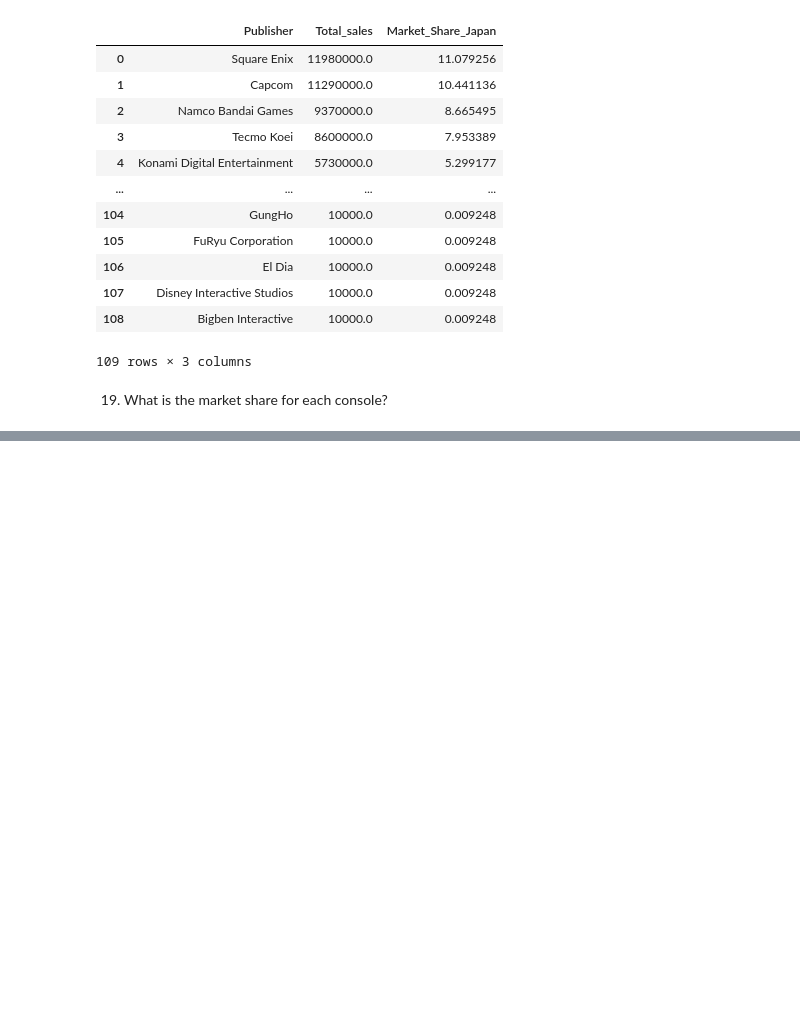
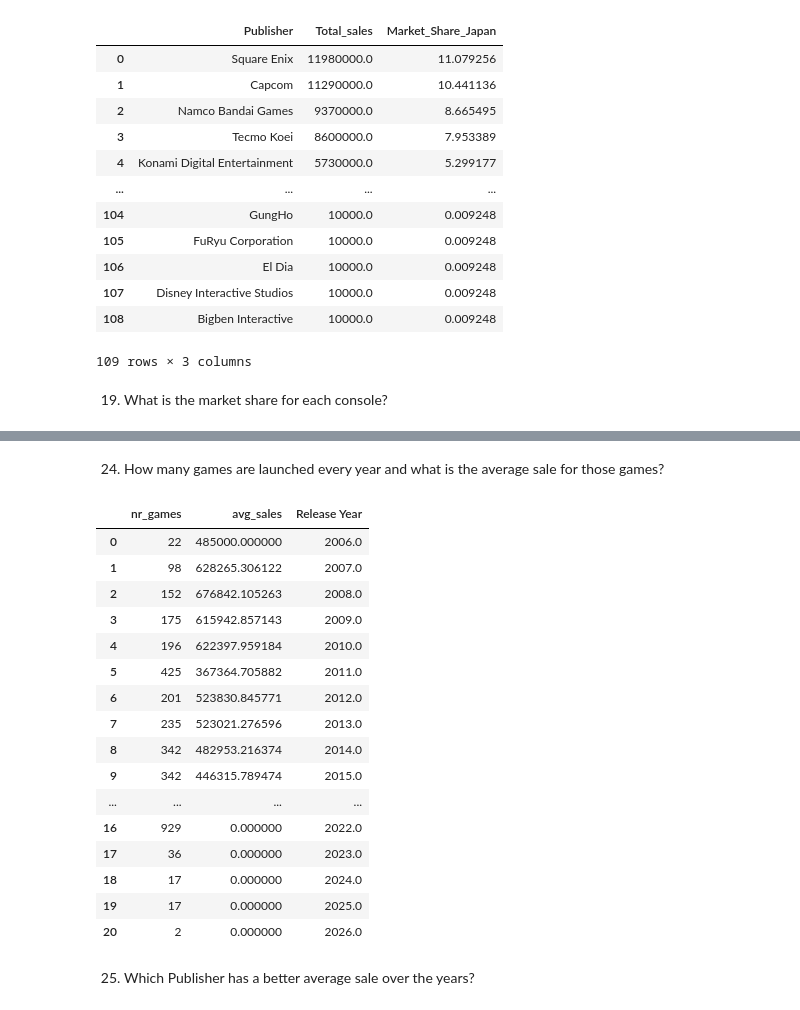
Before and after one commit to CalinP1/Playstation_work, a Jupyter notebook: PlayStation_Data_report.ipynb, the cells around one changed output, grey strips where cells are left out. Saved outputs shown, nothing was run; the diff lists cells and outputs as text; code cells hidden in the pictures; blank space fills up the shorter version.

```diff
--- a/PlayStation_Data_report.ipynb
+++ b/PlayStation_Data_report.ipynb
@@ -894,0 +1018,31 @@ pub_market_share_Japan
+# %% [markdown]
+24) How many games are launched every year and what is the average sale for those games?
+# %%
+query_game_sale_year = """
+    SELECT COUNT(*) as nr_games, AVG([Total Sales]) as avg_sales, [Release Year]
+    FROM PlayStation_Games
+    GROUP BY [Release Year]
+    ORDER BY [Release Year]
+"""
+game_sale_year = pd.read_sql(query_game_sale_year, conn)
+game_sale_year
+# %% [output]
+|  | nr_games | avg_sales | Release Year |
+| 0 | 22 | 485000.000000 | 2006.0 |
+| 1 | 98 | 628265.306122 | 2007.0 |
+| 2 | 152 | 676842.105263 | 2008.0 |
+| 3 | 175 | 615942.857143 | 2009.0 |
+| 4 | 196 | 622397.959184 | 2010.0 |
+| 5 | 425 | 367364.705882 | 2011.0 |
+| 6 | 201 | 523830.845771 | 2012.0 |
+| 7 | 235 | 523021.276596 | 2013.0 |
+| 8 | 342 | 482953.216374 | 2014.0 |
+| 9 | 342 | 446315.789474 | 2015.0 |
+| ... | ... | ... | ... |
+| 16 | 929 | 0.000000 | 2022.0 |
+| 17 | 36 | 0.000000 | 2023.0 |
+| 18 | 17 | 0.000000 | 2024.0 |
+| 19 | 17 | 0.000000 | 2025.0 |
+| 20 | 2 | 0.000000 | 2026.0 |
+# %% [markdown]
+25) Which Publisher has a better average sale over the years?
```
Also changed, not shown: parts of 20 cells of this notebook.
